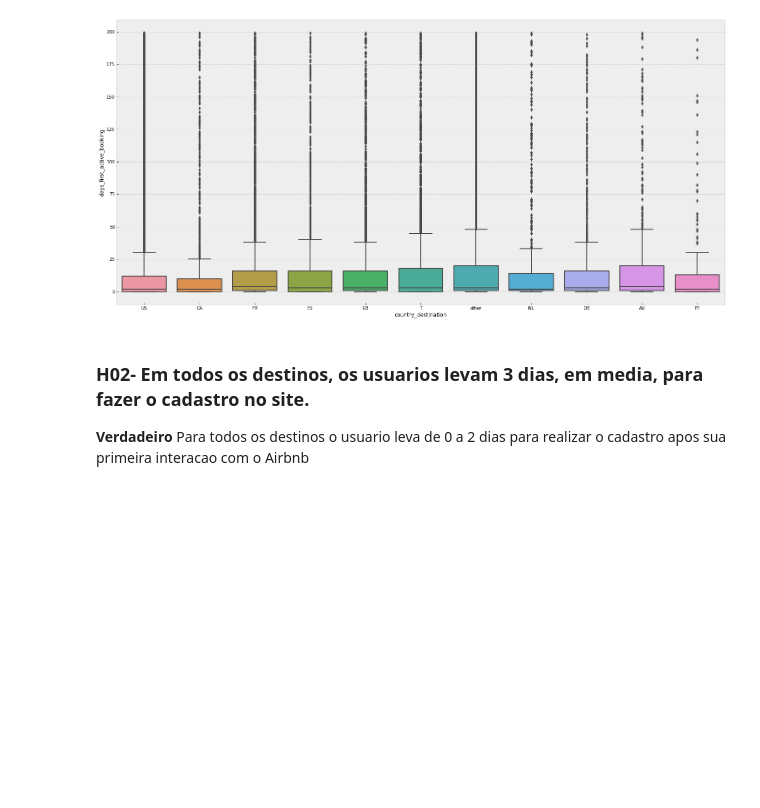
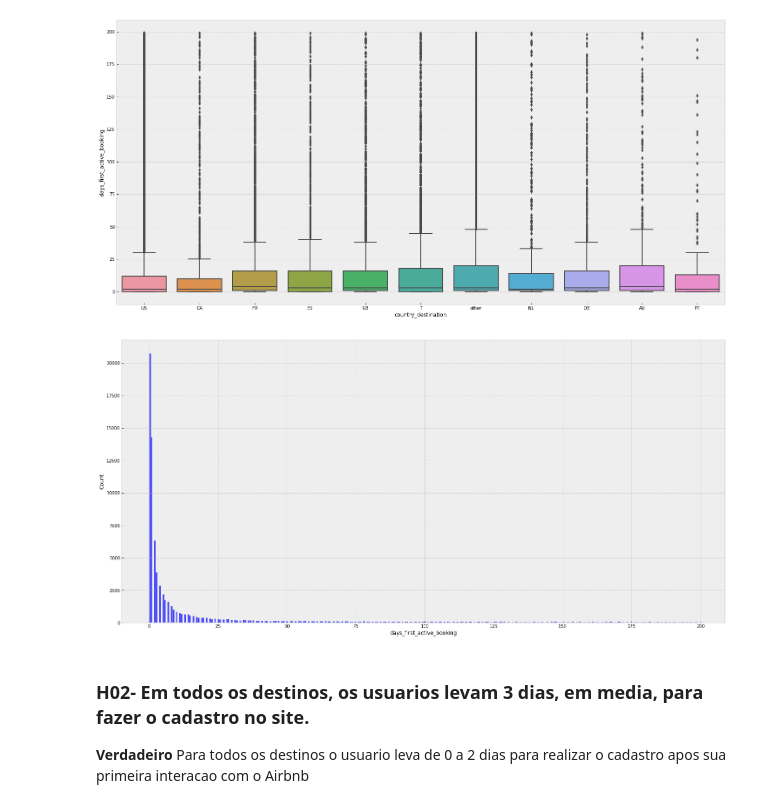
Before and after one commit to giovaneMiranda/airbnb_classificacao_agendamento, a Jupyter notebook: notebook/1.0-exploracao-dados-CRISP5.ipynb, the cells around one changed output. Cells and saved outputs as stored; diff of their text form; code cells hidden in the pictures; blank space fills up the shorter version.

```diff
--- a/notebook/1.0-exploracao-dados-CRISP5.ipynb
+++ b/notebook/1.0-exploracao-dados-CRISP5.ipynb
@@ -575,6 +572,10 @@ aux = df4[(df4['country_destination']!= 'NDF') & ( df4['days_first_active_bookin
 sns.boxplot(x = aux['country_destination'], y = aux['days_first_active_booking']);
 # %% [output]
 [figure]
+# %%
+sns.histplot(aux['days_first_active_booking']);
+# %% [output]
+[figure, added]
 # %% [markdown]
 ### H02- Em todos os destinos, os usuarios levam 3 dias, em media, para fazer o cadastro no site.
 **Verdadeiro** Para todos os destinos o usuario leva de 0 a 2 dias para realizar o cadastro apos sua primeira interacao com o Airbnb
```
Also changed, not shown: parts of 26 cells of this notebook.
